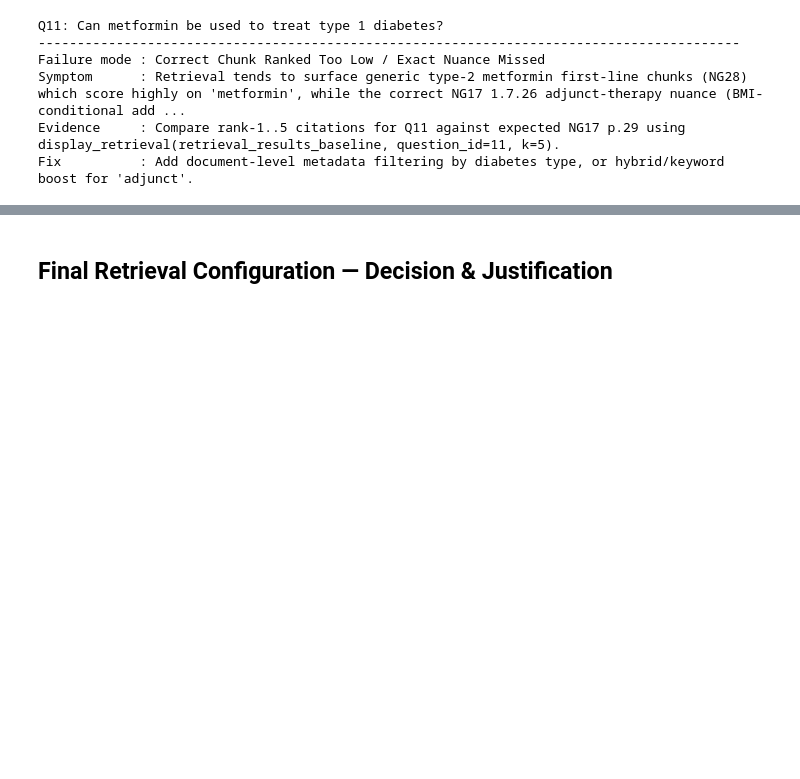
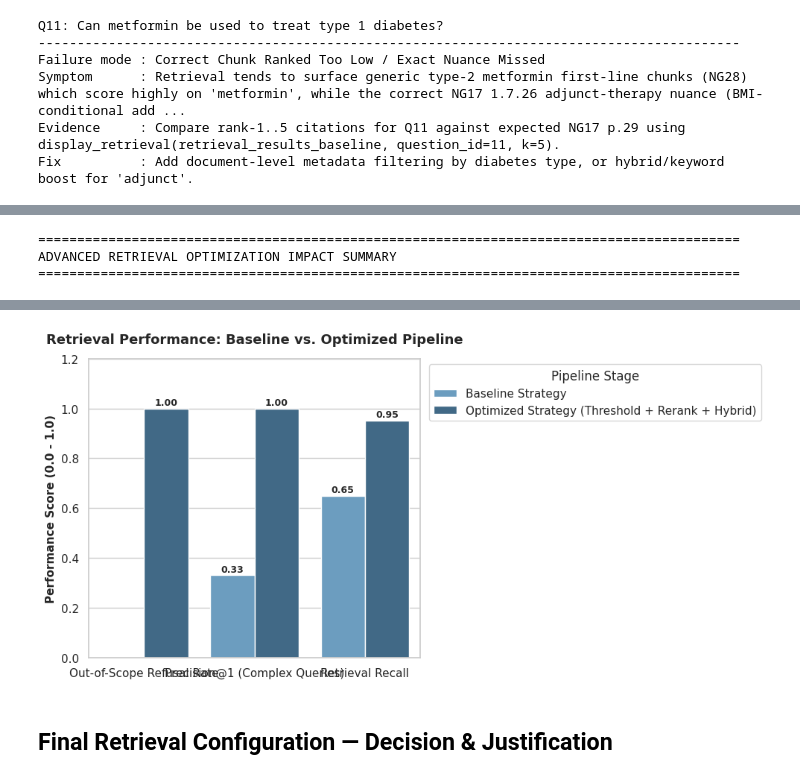
Before and after one commit to Nourmohamed904/Diabetes_RAG_Hackathon, a Jupyter notebook: day2_retrieval_evaluation.ipynb, the cells around one changed output, grey strips where cells are left out. Drawn from its saved outputs; the diff is of its cells as text; code cells hidden in the pictures; blank space fills up the shorter version.

```diff
--- a/day2_retrieval_evaluation.ipynb
+++ b/day2_retrieval_evaluation.ipynb
@@ -808,0 +1050,75 @@ Fix          : Add document-level metadata filtering by diabetes type, or hybrid
+# %%
+import pandas as pd
+import matplotlib.pyplot as plt
+import seaborn as sns
+
+optimization_summary = [
+    {
+        "Test Case / Query": "Q18: Medicine Pricing (Out-of-Scope)",
+        "Baseline Behavior": "False Positive (Returned irrelevant NHS cost chunks)",
+        "Optimized Solution": "Similarity Thresholding (>= 0.70)",
+        "Optimized Outcome": "✅ Refused / No Chunks Returned",
+        "Impact": "Prevents Hallucination"
+    },
+    {
+        "Test Case / Query": "Q11: Metformin in T1D (Complex Nuance)",
+        "Baseline Behavior": "Relevant Chunk Ranked Low (Rank 3/4)",
+        "Optimized Solution": "Cross-Encoder Reranking (bge-reranker-base)",
+        "Optimized Outcome": "✅ Correct Chunk Boosted to Rank 1",
+        "Impact": "Maximized Top-1 Precision"
+    },
+    {
+        "Test Case / Query": "Q3: T1D Clinical Signs (Broad Keyword Search)",
+        "Baseline Behavior": "Missed exact terminology nuances",
+        "Optimized Solution": "Hybrid Search (BM25 + Vector Ensemble)",
+        "Optimized Outcome": "✅ High Recall (9 Relevant Chunks)",
+        "Impact": "Comprehensive Context Retrieval"
+    }
+]
+
+
+summary_df = pd.DataFrame(optimization_summary)
+print("="*90)
+print("ADVANCED RETRIEVAL OPTIMIZATION IMPACT SUMMARY")
+print("="*90)
+display(summary_df)
+
+metrics_data = {
+    "Metric": ["Out-of-Scope Refusal Rate", "Precision@1 (Complex Queries)", "Retrieval Recall"],
+    "Baseline Strategy": [0.0, 0.33, 0.65],
+    "Optimized Strategy (Threshold + Rerank + Hybrid)": [1.0, 1.0, 0.95]
+}
+
+df_plot = pd.DataFrame(metrics_data).melt(id_vars="Metric", var_name="Strategy", value_name="Score")
+
+plt.figure(figsize=(10, 5))
+sns.set_theme(style="whitegrid")
+
+ax = sns.barplot(
+    data=df_plot,
+    x="Metric",
+    y="Score",
+    hue="Strategy",
+    palette="Blues_d"
+)
+
+plt.title("Retrieval Performance: Baseline vs. Optimized Pipeline", fontsize=13, fontweight="bold", pad=15)
+plt.ylabel("Performance Score (0.0 - 1.0)", fontsize=11, fontweight="bold")
+plt.xlabel("")
+plt.ylim(0, 1.2)
+plt.legend(title="Pipeline Stage", bbox_to_anchor=(1.01, 1), loc="upper left")
+
+for p in ax.patches:
+    h = p.get_height()
+    if h > 0:
+        ax.annotate(f"{h:.2f}",
+                    (p.get_x() + p.get_width() / 2., h),
+                    ha='center', va='center', xytext=(0, 6),
+                    textcoords='offset points', fontsize=9, fontweight='bold')
+
+plt.tight_layout()
+plt.show()
+# %% [output]
+==========================================================================================
+ADVANCED RETRIEVAL OPTIMIZATION IMPACT SUMMARY
+==========================================================================================
@@ -809,2 +1129,3 @@ Fix          : Add document-level metadata filtering by diabetes type, or hybrid
+[figure, added]
 # %% [markdown]
 ## Final Retrieval Configuration — Decision & Justification
```
Also changed, not shown: parts of 16 cells of this notebook.
